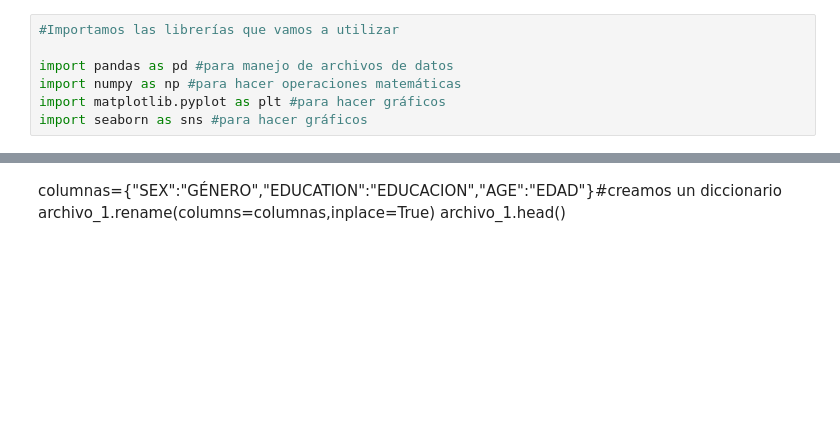
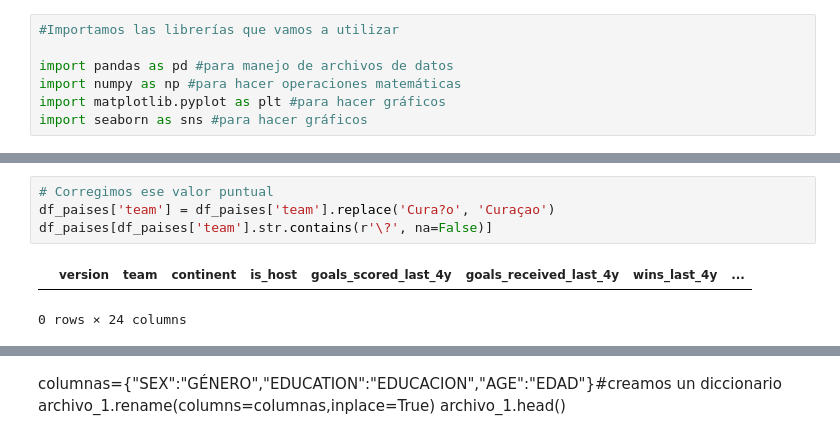
Before and after one commit to gleo1973/tp-laboratorio-mcag-1c2026, a Jupyter notebook: Laboratorio_TP_2026.ipynb, the cells around one changed output, grey strips where cells are left out. Saved outputs shown, nothing was run; the diff lists cells and outputs as text; blank space fills up the shorter version.

```diff
--- a/Laboratorio_TP_2026.ipynb
+++ b/Laboratorio_TP_2026.ipynb
@@ -36,0 +37,7 @@ df_paises.head()
+# %%
+# Corregimos ese valor puntual
+df_paises['team'] = df_paises['team'].replace('Cura?o', 'Curaçao')
+df_paises[df_paises['team'].str.contains(r'\?', na=False)]
+# %% [output]
+|  | version | team | continent | is_host | goals_scored_last_4y | goals_received_last_4y | wins_last_4y | ... |
+0 rows × 24 columns
```
Also changed, not shown: parts of 9 cells of this notebook, 2 other files.
